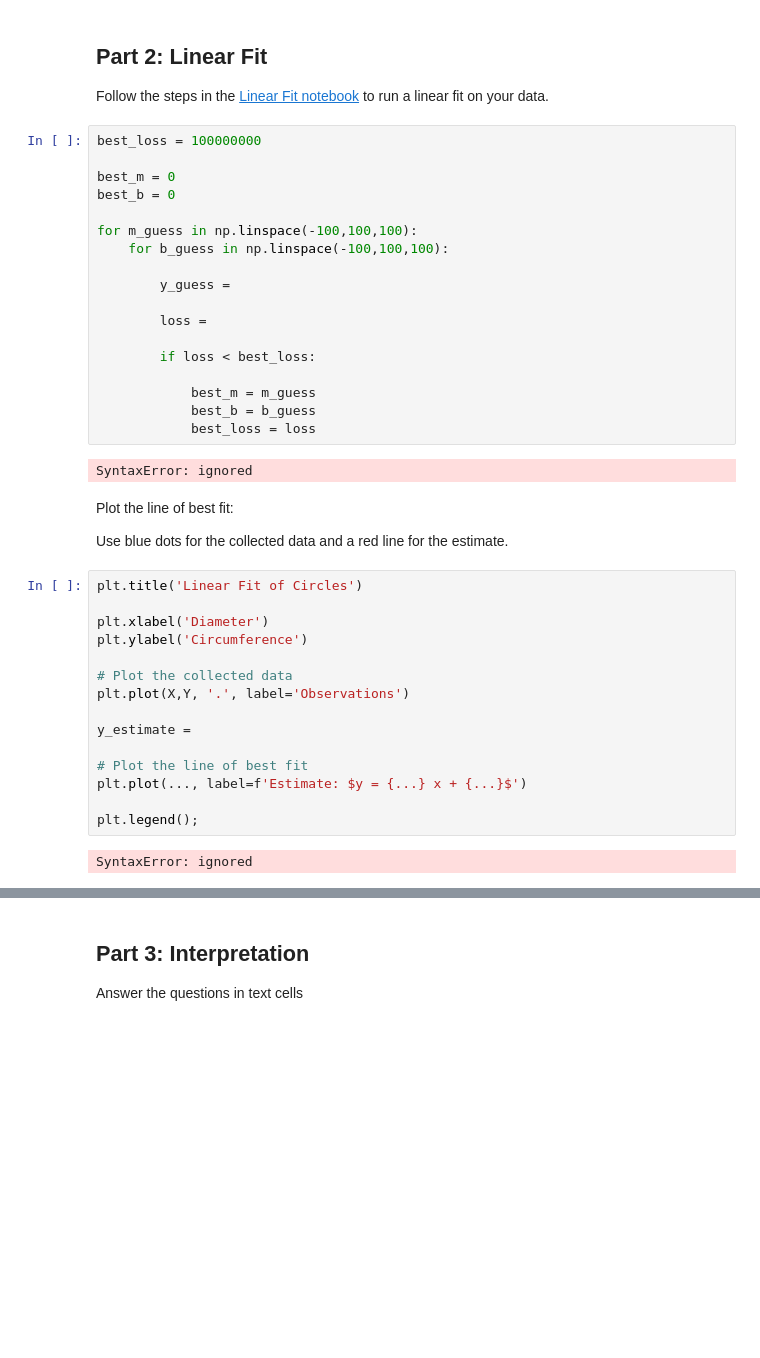
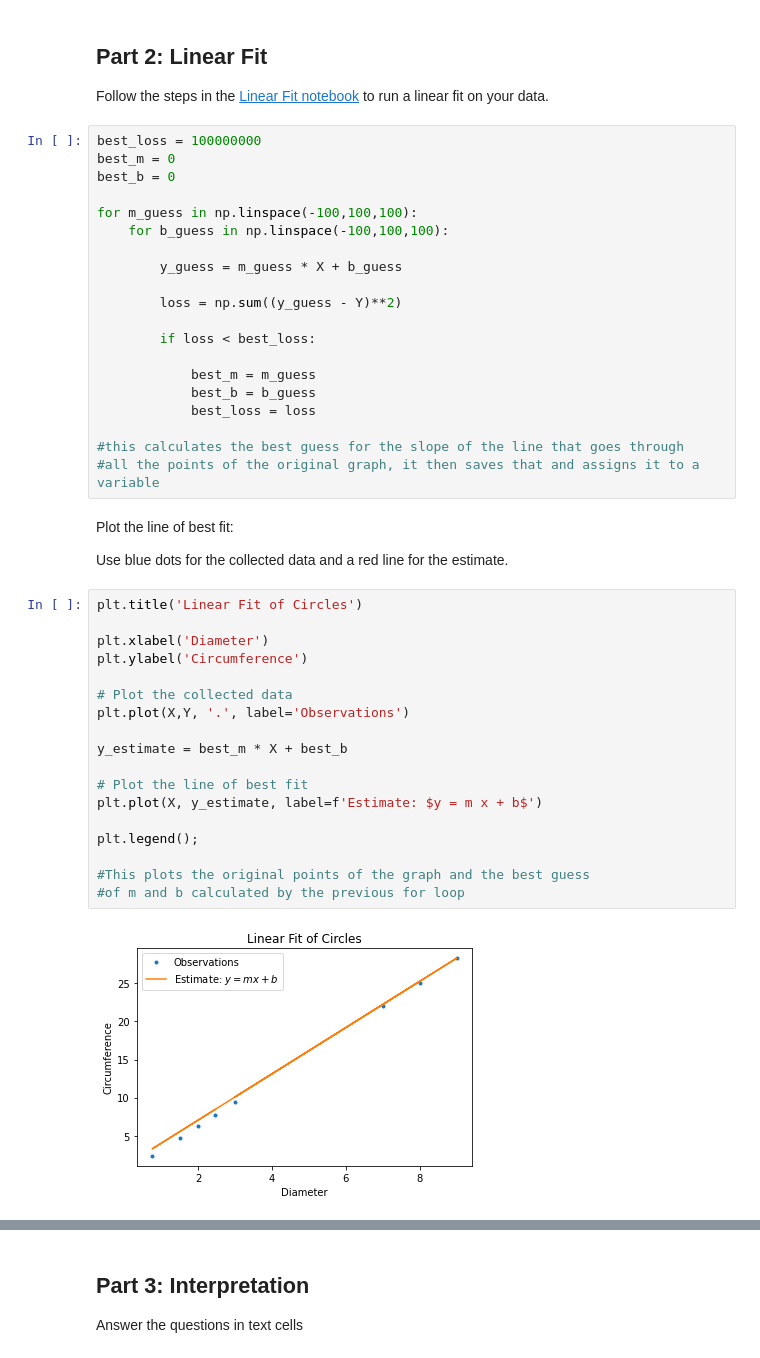
Before and after one commit to AlexisCohen/Data-Sci, a Jupyter notebook: Alexis_Cohen_Stats_Midterm.ipynb, the cells around one changed output, grey strips where cells are left out. Saved outputs shown, nothing was run; the diff lists cells and outputs as text; blank space fills up the shorter version.

```diff
--- a/Alexis_Cohen_Stats_Midterm.ipynb
+++ b/Alexis_Cohen_Stats_Midterm.ipynb
@@ -89,24 +101,24 @@ plt.plot(X,Y, ".");
 Follow the steps in the [Linear Fit notebook]() to run a linear fit on your data.
 # %%
 best_loss = 100000000
-
 best_m = 0
 best_b = 0
 
 for m_guess in np.linspace(-100,100,100):
     for b_guess in np.linspace(-100,100,100):
 
-        y_guess =
+        y_guess = m_guess * X + b_guess
 
-        loss =
+        loss = np.sum((y_guess - Y)**2)
 
         if loss < best_loss:
 
             best_m = m_guess
             best_b = b_guess
             best_loss = loss
+
+#this calculates the best guess for the slope of the line that goes through
+#all the points of the original graph, it then saves that and assigns it to a variable
-# %% [output]
-SyntaxError: ignored
 # %% [markdown]
 Plot the line of best fit:
 
@@ -114,17 +126,20 @@ Use blue dots for the collected data and a red line for the estimate.
 # %%
 plt.title('Linear Fit of Circles')
 
 plt.xlabel('Diameter')
 plt.ylabel('Circumference')
 
 # Plot the collected data
 plt.plot(X,Y, '.', label='Observations')
 
-y_estimate =
+y_estimate = best_m * X + best_b
 
 # Plot the line of best fit
-plt.plot(..., label=f'Estimate: $y = {...} x + {...}$')
+plt.plot(X, y_estimate, label=f'Estimate: $y = m x + b$')
 
 plt.legend();
+
+#This plots the original points of the graph and the best guess
+#of m and b calculated by the previous for loop
 # %% [output]
-SyntaxError: ignored
+[figure, added]
```
Also changed, not shown: parts of 13 cells of this notebook.
